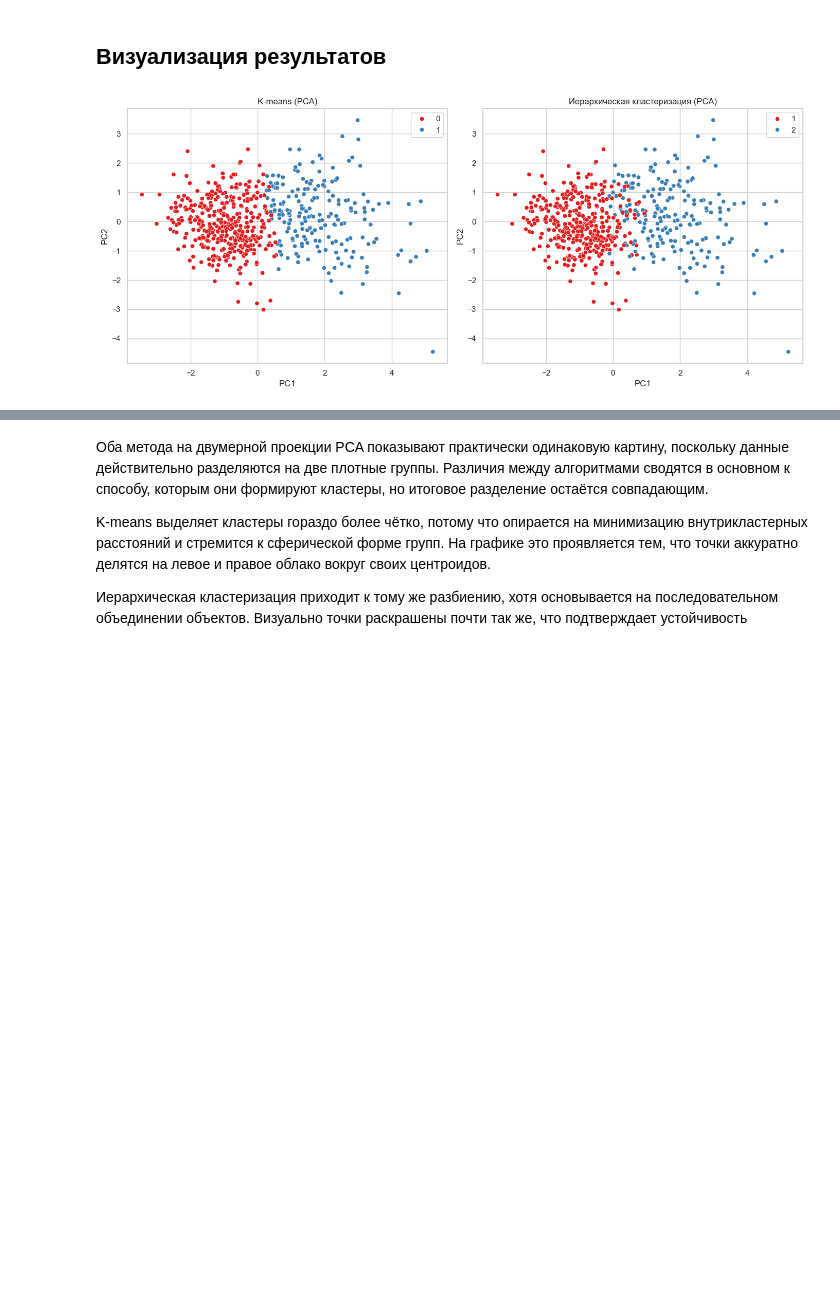
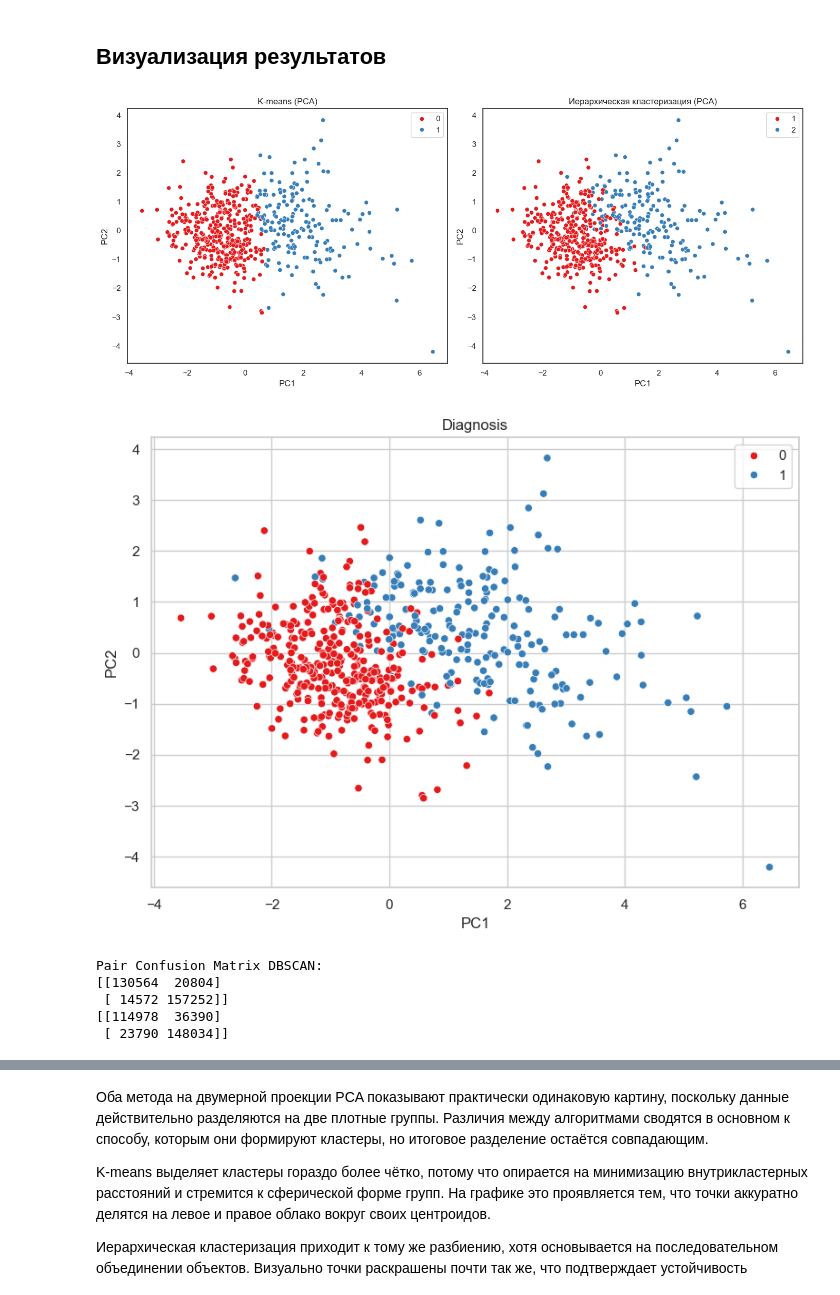
Before and after one commit to alino4ka554/L4_AISystems, a Jupyter notebook: clustering.ipynb, the cells around one changed output, grey strips where cells are left out. Drawn from its saved outputs; the diff is of its cells as text; code cells hidden in the pictures; blank space fills up the shorter version.

```diff
--- a/clustering.ipynb
+++ b/clustering.ipynb
@@ -103,6 +103,9 @@ df.describe()
 Построим ящик с усами:
 # %%
 import matplotlib.pyplot as plt
+import seaborn as sns
+sns.set(style="white")  # по умолчанию (без сетки)
+
 
 plt.figure(figsize=(20, 15))
 
@@ -184,13 +286,11 @@ plt.show()
 ПОстроим новую матрицу корреляций и диаграмму рассеивания:
 # %%
 #df = df.drop(columns=['perimeter_mean', 'area_mean', 'concave points_mean', 'compactness_mean', 'smoothness_mean', 'concavity_mean', 'perimeter_se', 'area_se', 'concave points_se', 'compactness_se', 'smoothness_se', 'concavity_se', 'radius_worst', 'perimeter_worst', 'area_worst', 'concave points_worst', 'compactness_worst', 'smoothness_worst', 'concavity_worst', 'texture_worst'], axis=1)
-df = df.drop(columns=['perimeter_worst', 'area_worst', 'concave points_worst', 'compactness_worst', 'fractal_dimension_worst'], axis=1)
+df = df.drop(columns=['perimeter_worst', 'concave points_worst', 'area_worst', 'concavity_worst', 'fractal_dimension_worst'], axis=1)
 
 correlation_matrix = df.corr()
 plt.figure(figsize=(20,20))
 sns.heatmap(correlation_matrix, annot=True, cmap='coolwarm')
 plt.title('Корреляционная матрица')
 plt.show()
-
-pd.plotting.scatter_matrix(df, figsize=(20, 20))
 # %% [output]
@@ -228,5 +302,8 @@ X = df.values
 scaler = StandardScaler()
 X_scaled = scaler.fit_transform(X)
 df_scaled = scaler.fit_transform(df)
-df_scaled
+df_scaled = pd.DataFrame(df_scaled, columns=df.columns)
+
+pd.plotting.scatter_matrix(df_scaled, figsize=(20, 20))
+sns.pairplot(df_scaled)
 # %% [output]
@@ -544,31 +629,62 @@ import seaborn as sns
 from sklearn.decomposition import PCA
 
 pca = PCA(n_components=2)
 X_pca = pca.fit_transform(df_scaled)
 
 fig, axes = plt.subplots(1, 2, figsize=(14, 6))
 
 sns.set(style="whitegrid")
 
 sns.scatterplot(x=X_pca[:, 0], y=X_pca[:, 1],
                 hue=labels_kmn,
                 palette='Set1',
                 ax=axes[0],
                 legend='full')
 axes[0].set_title('K-means (PCA)')
 axes[0].set_xlabel('PC1')
 axes[0].set_ylabel('PC2')
 
 sns.scatterplot(x=X_pca[:, 0], y=X_pca[:, 1],
                 hue=labels_hier,
                 palette='Set1',
                 ax=axes[1],
                 legend='full')
 axes[1].set_title('Иерархическая кластеризация (PCA)')
 axes[1].set_xlabel('PC1')
 axes[1].set_ylabel('PC2')
+plt.tight_layout()
+plt.show()
+import matplotlib.pyplot as plt
+import seaborn as sns
+
+fig, ax = plt.subplots(1, 1, figsize=(8, 6))
+
+sns.scatterplot(
+    x=X_pca[:, 0],
+    y=X_pca[:, 1],
+    hue=y_true,
+    palette='Set1',
+    ax=ax,
+    legend='full'
+)
+
+ax.set_title('Diagnosis')
+ax.set_xlabel('PC1')
+ax.set_ylabel('PC2')
 
 plt.tight_layout()
 plt.show()
 # %% [output]
-[figure, old version]
+[figure, new version]
+[figure, added]
+# %%
+from sklearn.metrics import rand_score, pair_confusion_matrix
+
+print("\nPair Confusion Matrix DBSCAN:")
+print(pair_confusion_matrix(y_true, labels_hier))
+# %% [output]
+Pair Confusion Matrix DBSCAN:
+[[130564  20804]
+ [ 14572 157252]]
+[[114978  36390]
+ [ 23790 148034]]
```
Also changed, not shown: parts of 16 cells of this notebook, 1 other file.
